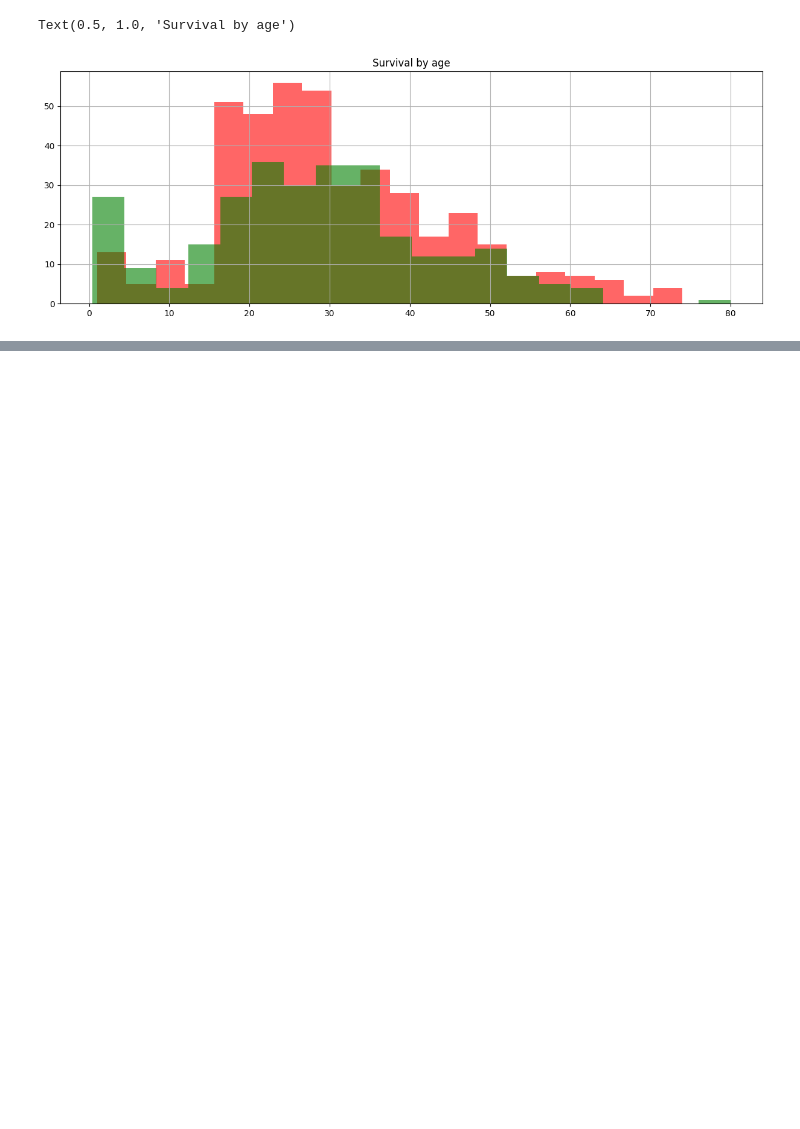
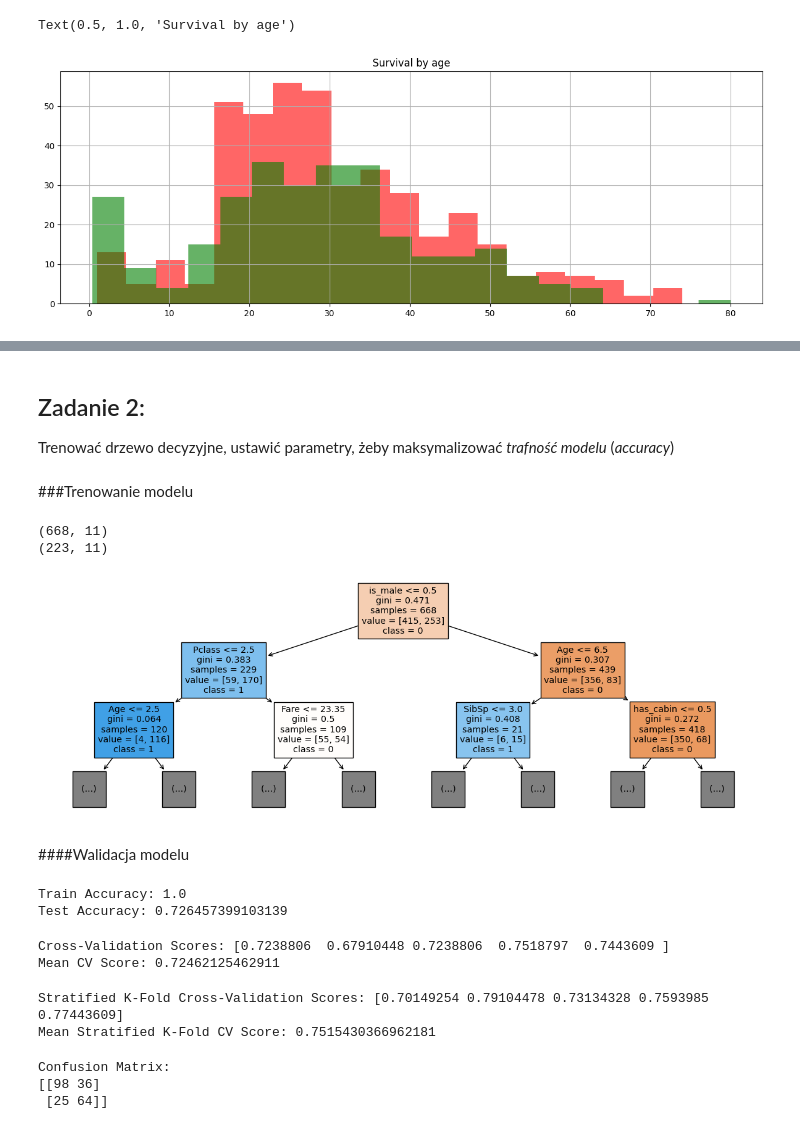
Before and after one commit to szezlong/Titanic_Disaster_Analysis, a Jupyter notebook: Titanic_DT_Ensemble.ipynb, the cells around one changed output, grey strips where cells are left out. Drawn from its saved outputs; the diff is of its cells as text; code cells hidden in the pictures; blank space fills up the shorter version.

```diff
--- a/Titanic_DT_Ensemble.ipynb
+++ b/Titanic_DT_Ensemble.ipynb
@@ -170,0 +211,5 @@ plt.show()
+# %% [markdown]
+## Zadanie 2:
+Trenować drzewo decyzyjne, ustawić parametry, żeby maksymalizować *trafność modelu* (*accuracy*)
+# %% [markdown]
+###Trenowanie modelu
@@ -170,0 +229,57 @@ plt.show()
+# %%
+X = titanic_df.copy()
+y = X.pop('Survived')
+X_train, X_test, y_train, y_test = train_test_split(X, y, random_state = 42)
+
+print(X_train.shape)
+print(X_test.shape)
+# %% [output]
+(668, 11)
+(223, 11)
+# %%
+dt = DecisionTreeClassifier()
+dt.fit(X_train, y_train)
+
+fig = plt.figure(figsize=(15, 5))
+
+t_names = ["0", "1"]
+tree.plot_tree(dt, max_depth=2, feature_names=X.columns.tolist(), class_names=t_names, filled=True)
+
+plt.show()
+# %% [output]
+[figure, added]
+# %% [markdown]
+####Walidacja modelu
+# %%
+y_pred_train = dt.predict(X_train)
+accuracy_train = accuracy_score(y_train, y_pred_train)
+print("Train Accuracy:", accuracy_train)
+
+y_pred_test = dt.predict(X_test)
+accuracy_test = accuracy_score(y_test, y_pred_test)
+print("Test Accuracy:", accuracy_test)
+# %% [output]
+Train Accuracy: 1.0
+Test Accuracy: 0.726457399103139
+# %%
+cv_scores = cross_val_score(dt, X_train, y_train, cv=5)
+print("Cross-Validation Scores:", cv_scores)
+print("Mean CV Score:", cv_scores.mean())
+# %% [output]
+Cross-Validation Scores: [0.7238806  0.67910448 0.7238806  0.7518797  0.7443609 ]
+Mean CV Score: 0.72462125462911
+# %%
+stratified_kfold = StratifiedKFold(n_splits=5, shuffle=True, random_state=42)
+cv_scores_stratified = cross_val_score(dt, X_train, y_train, cv=stratified_kfold)
+print("Stratified K-Fold Cross-Validation Scores:", cv_scores_stratified)
+print("Mean Stratified K-Fold CV Score:", cv_scores_stratified.mean())
+# %% [output]
+Stratified K-Fold Cross-Validation Scores: [0.70149254 0.79104478 0.73134328 0.7593985  0.77443609]
+Mean Stratified K-Fold CV Score: 0.7515430366962181
+# %%
+print("Confusion Matrix:")
+print(confusion_matrix(y_test, y_pred_test))
+# %% [output]
+Confusion Matrix:
+[[98 36]
+ [25 64]]
```
Also changed, not shown: parts of 27 cells of this notebook.
